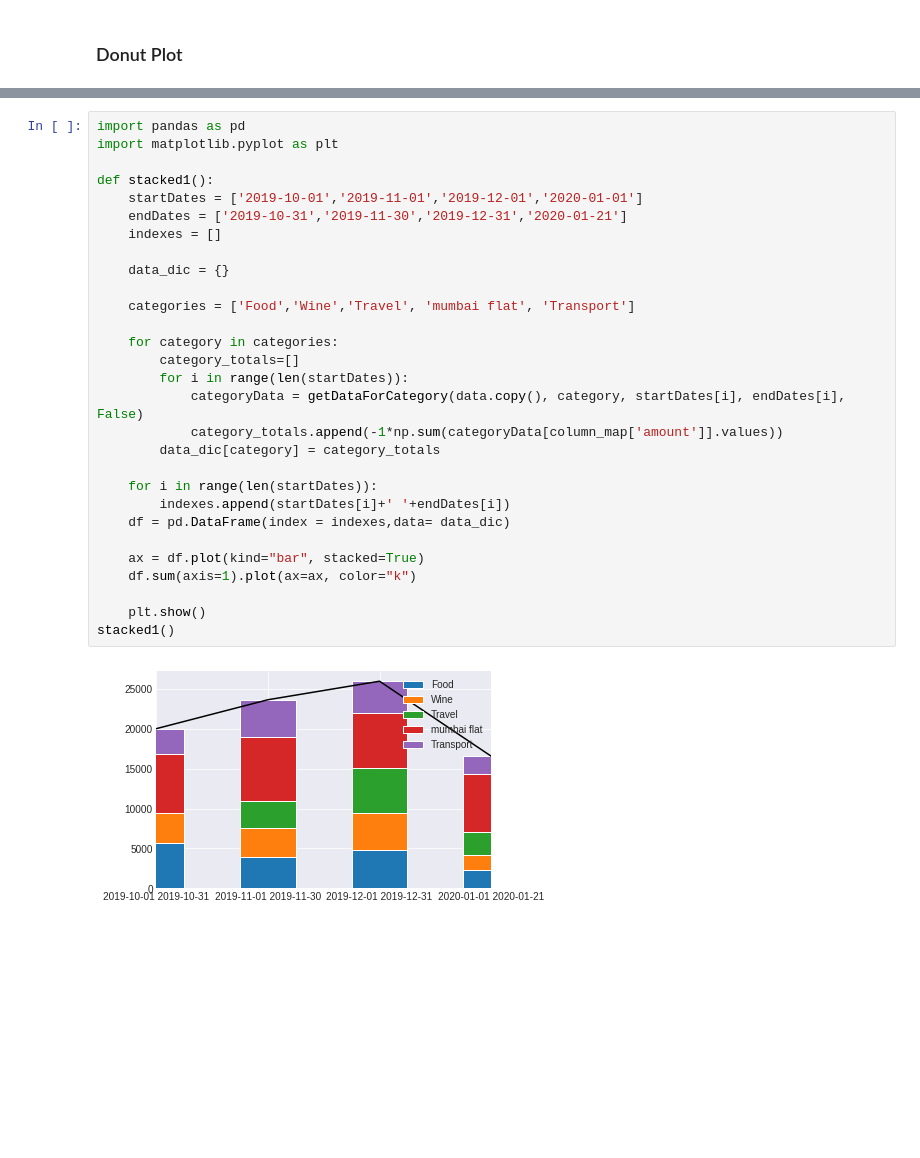
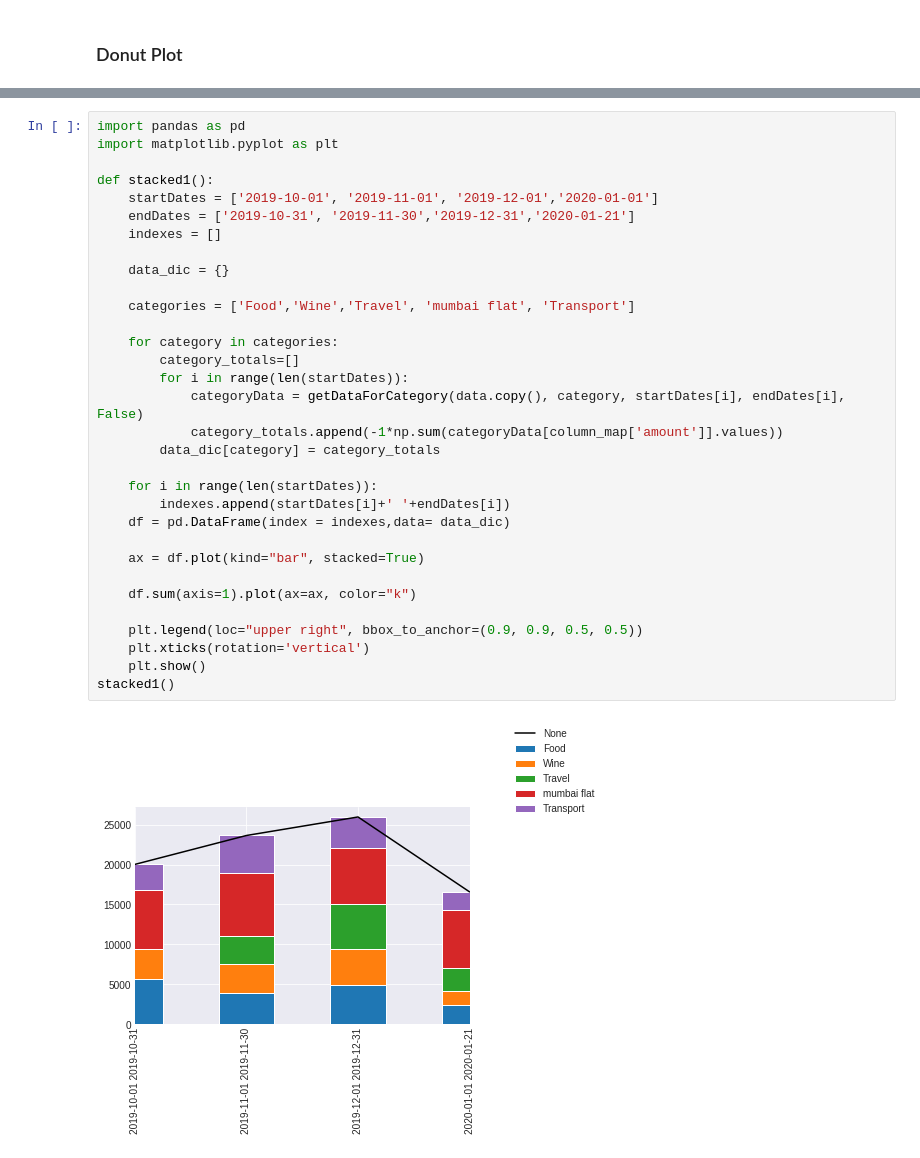
Before and after one commit to ShreyasKbrn/the_cashflow, a Jupyter notebook: app.ipynb, the cells around one changed output, grey strips where cells are left out. Drawn from its saved outputs; the diff is of its cells as text; blank space fills up the shorter version.

Commit message:
Stacked bar graph legend position change

```diff
--- a/app.ipynb
+++ b/app.ipynb
@@ -561,31 +563,34 @@ plt.show()
 # %%
 import pandas as pd
 import matplotlib.pyplot as plt
 
 def stacked1():
-    startDates = ['2019-10-01','2019-11-01','2019-12-01','2020-01-01']
-    endDates = ['2019-10-31','2019-11-30','2019-12-31','2020-01-21']
+    startDates = ['2019-10-01', '2019-11-01', '2019-12-01','2020-01-01']
+    endDates = ['2019-10-31', '2019-11-30','2019-12-31','2020-01-21']
     indexes = []
 
     data_dic = {}
 
     categories = ['Food','Wine','Travel', 'mumbai flat', 'Transport']
 
     for category in categories:
         category_totals=[]
         for i in range(len(startDates)):
             categoryData = getDataForCategory(data.copy(), category, startDates[i], endDates[i], False)
             category_totals.append(-1*np.sum(categoryData[column_map['amount']].values))
         data_dic[category] = category_totals
 
     for i in range(len(startDates)):
         indexes.append(startDates[i]+' '+endDates[i])
     df = pd.DataFrame(index = indexes,data= data_dic)
 
     ax = df.plot(kind="bar", stacked=True)
+
     df.sum(axis=1).plot(ax=ax, color="k")
 
+    plt.legend(loc="upper right", bbox_to_anchor=(0.9, 0.9, 0.5, 0.5))
+    plt.xticks(rotation='vertical')
     plt.show()
 stacked1()
 # %% [output]
-[figure, old version]
+[figure, new version]
```
Also changed, not shown: parts of 1 cell of this notebook.
